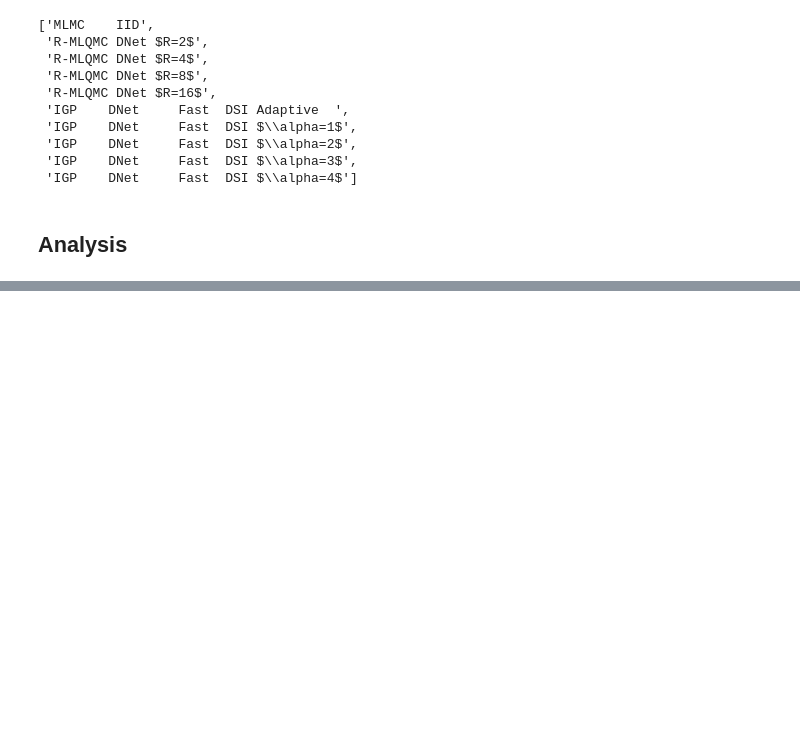
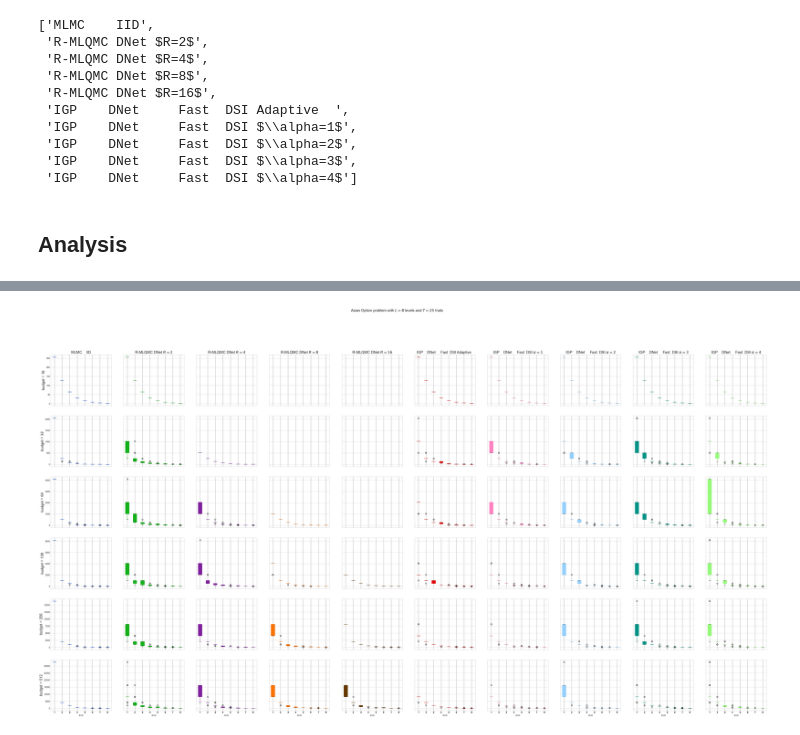
Before and after one commit to sandialabs/mlqmcpy, a Jupyter notebook: examples/budgeted_comparison/analysis.ipynb, the cells around one changed output, grey strips where cells are left out. Drawn from its saved outputs; the diff is of its cells as text; code cells hidden in the pictures; blank space fills up the shorter version.

```diff
--- a/examples/budgeted_comparison/analysis.ipynb
+++ b/examples/budgeted_comparison/analysis.ipynb
@@ -187,21 +191,23 @@ fig.savefig(dataroot+"error_scatters.pdf",transparent=True,bbox_inches="tight")
 # %%
 nrows = len(max_budgets)
 ncols = len(names)
 fig,ax = pyplot.subplots(nrows=nrows,ncols=ncols,figsize=(6*ncols,5*nrows),sharey="row",sharex=True)
 for i in range(nrows):
     for j in range(ncols):
         bplot = ax[i,j].boxplot(samples_per_level[j,i,:,:],orientation="vertical",label=names[j],patch_artist=True,notch=False);
         for _attr in ['boxes','means']:
             for patch in bplot[_attr]: patch.set_facecolor(COLORS[j])
         for _attr in ['medians','fliers','whiskers','medians','means','boxes']:
             for patch in bplot[_attr]: patch.set_color(COLORS[j])
     ax[i,0].set_ylabel("budget = %d"%max_budgets[i],fontsize="xx-large")
 for j in range(ncols):
     ax[0,j].set_title(names[j],fontsize="xx-large")
     ax[-1,j].set_xlabel("level")
-fig.suptitle(r"%s problem with $d = %d$ dimensions and $L = %d$ levels with $T=%d$ trials"%(problem_name,dimension,num_levels,trials),fontsize="xx-large")
+fig.suptitle(r"%s problem with $L = %d$ levels and $T=%d$ trials"%(problem_name,num_levels,trials),fontsize="xx-large")
 #fig.tight_layout()
 fig.savefig(dataroot+"sample_allocation.pdf",transparent=True,bbox_inches="tight")
+# %% [output]
+[figure, added]
 # %%
 fig,ax = pyplot.subplots(nrows=1,ncols=1,figsize=(9,5))
 for i,name in enumerate(names):
```
Also changed, not shown: parts of 4 cells of this notebook, 3 other files.
